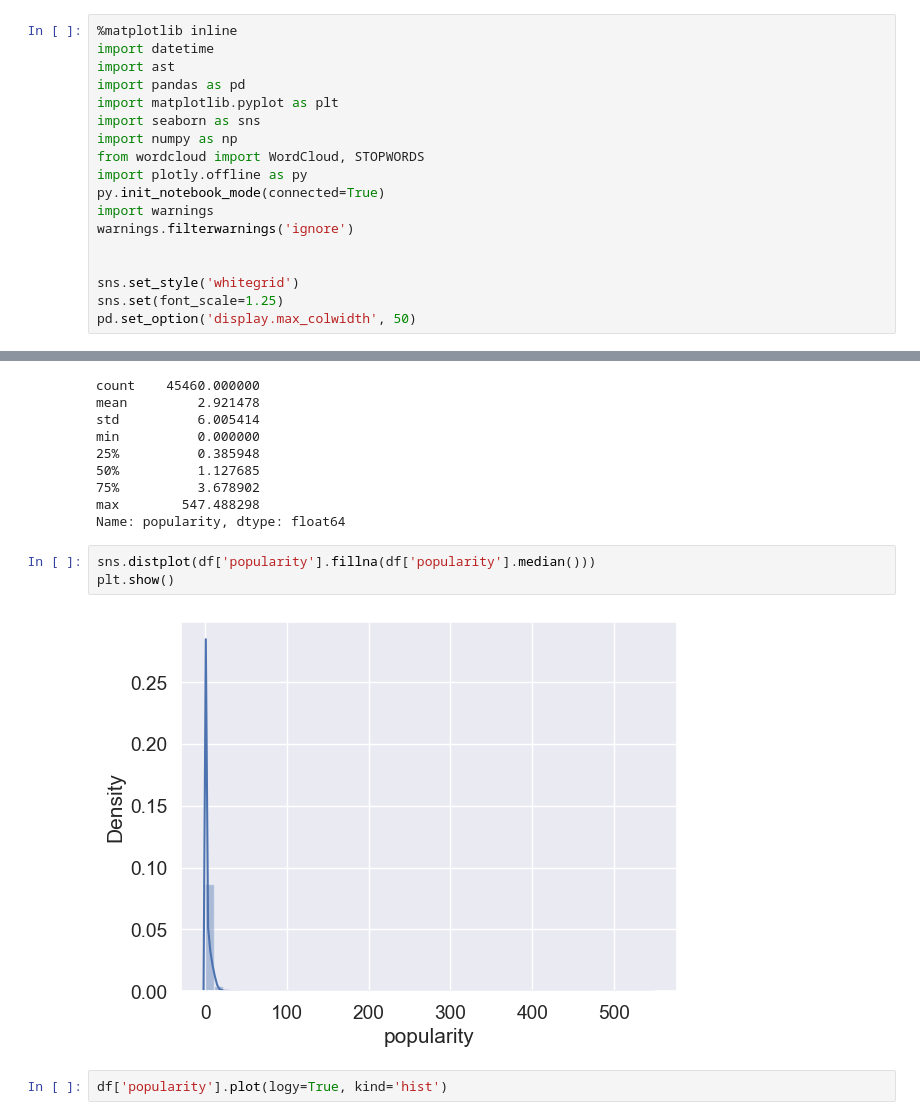
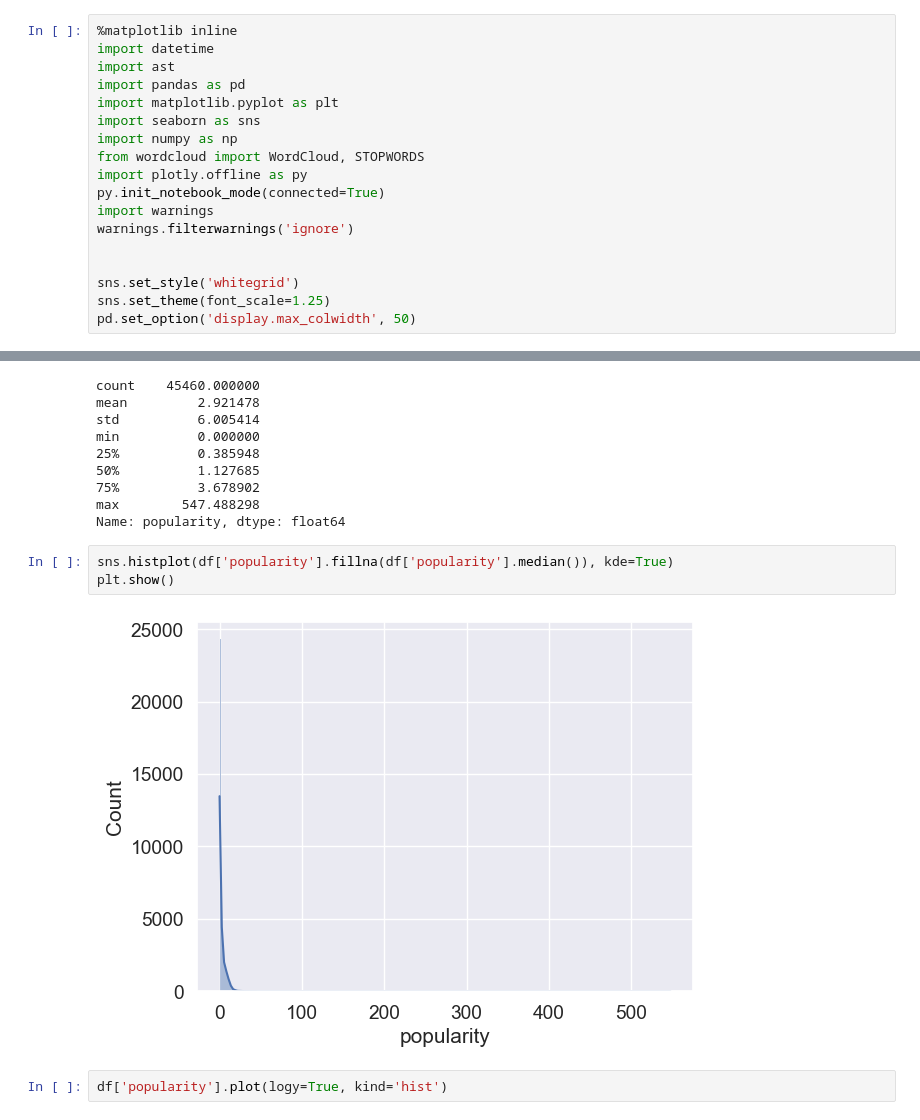
Before and after one commit to IvanKirOfficial/Movie_RecSys, a Jupyter notebook: ML/Models/EDA.ipynb, the cells around one changed output, grey strips where cells are left out. Drawn from its saved outputs; the diff is of its cells as text.

```diff
--- a/ML/Models/EDA.ipynb
+++ b/ML/Models/EDA.ipynb
@@ -14,7 +14,7 @@ warnings.filterwarnings('ignore')
 
 
 sns.set_style('whitegrid')
-sns.set(font_scale=1.25)
+sns.set_theme(font_scale=1.25)
 pd.set_option('display.max_colwidth', 50)
 # %%
 df = pd.read_csv('../Data/Raw/movies_metadata.csv')
@@ -339,10 +339,10 @@ min          0.000000
 max        547.488298
 Name: popularity, dtype: float64
 # %%
-sns.distplot(df['popularity'].fillna(df['popularity'].median()))
+sns.histplot(df['popularity'].fillna(df['popularity'].median()), kde=True)
 plt.show()
 # %% [output]
-[figure, old version]
+[figure, new version]
 # %%
 df['popularity'].plot(logy=True, kind='hist')
 # %% [output]
```
Also changed, not shown: parts of 8 cells of this notebook.
